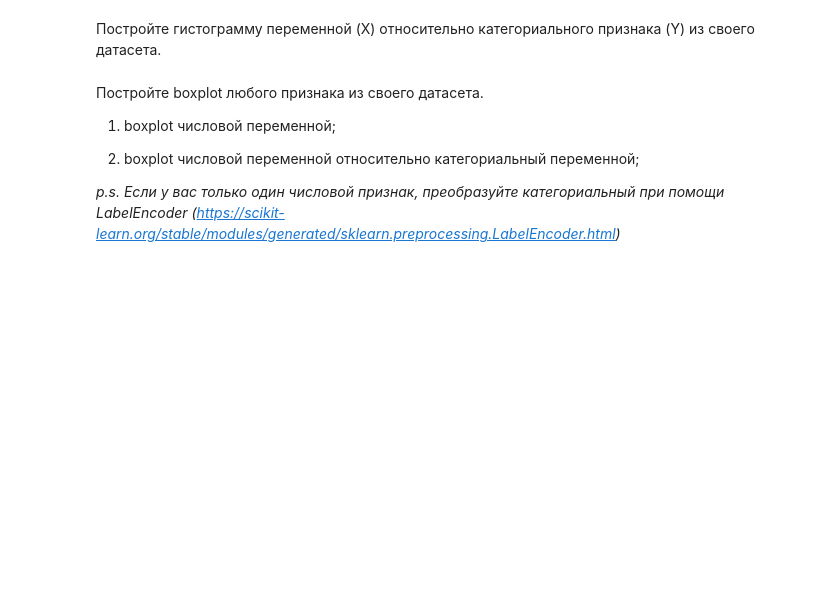
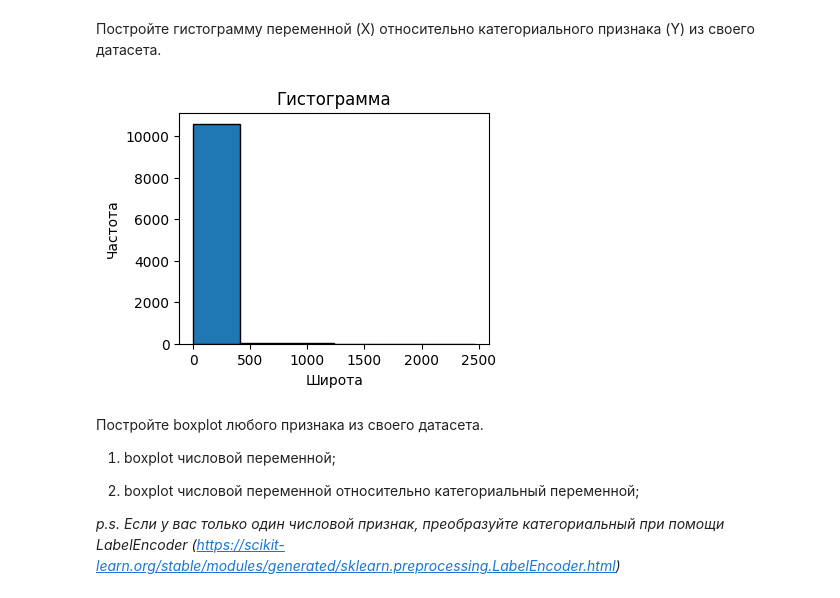
Before and after one commit to TN1928/machinescreatemachines, a Jupyter notebook: lab2/Задание_2.ipynb, the cells around one changed output. Cells and saved outputs as stored; diff of their text form; code cells hidden in the pictures; blank space fills up the shorter version.

```diff
--- a/lab2/Задание_2.ipynb
+++ b/lab2/Задание_2.ipynb
@@ -47,0 +46,3 @@ std
+# %%
+df = pd.read_csv("/content/crimes_against_women_2001-2014.csv")
+df
@@ -81,3 +141,14 @@ Example: видим, что среднее и отклонение различ
+# %%
+
+
+plt.figure(figsize=(4, 3))
+plt.hist(df['Dowry Deaths'], bins=6, edgecolor='black')
+plt.title('Гистограмма')
+plt.xlabel('Широта')
+plt.ylabel('Частота')
+plt.show()
+# %% [output]
+[figure, added]
 # %% [markdown]
 Постройте boxplot любого признака из своего датасета.
 
```
Also changed, not shown: parts of 26 cells of this notebook.
